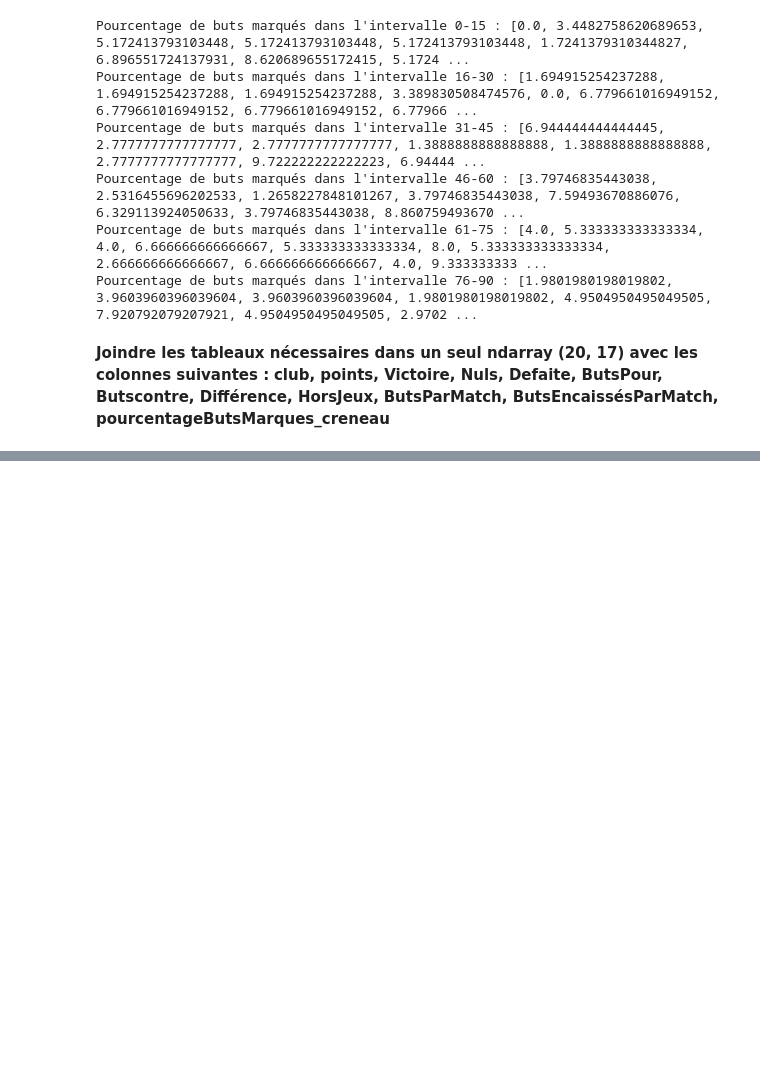
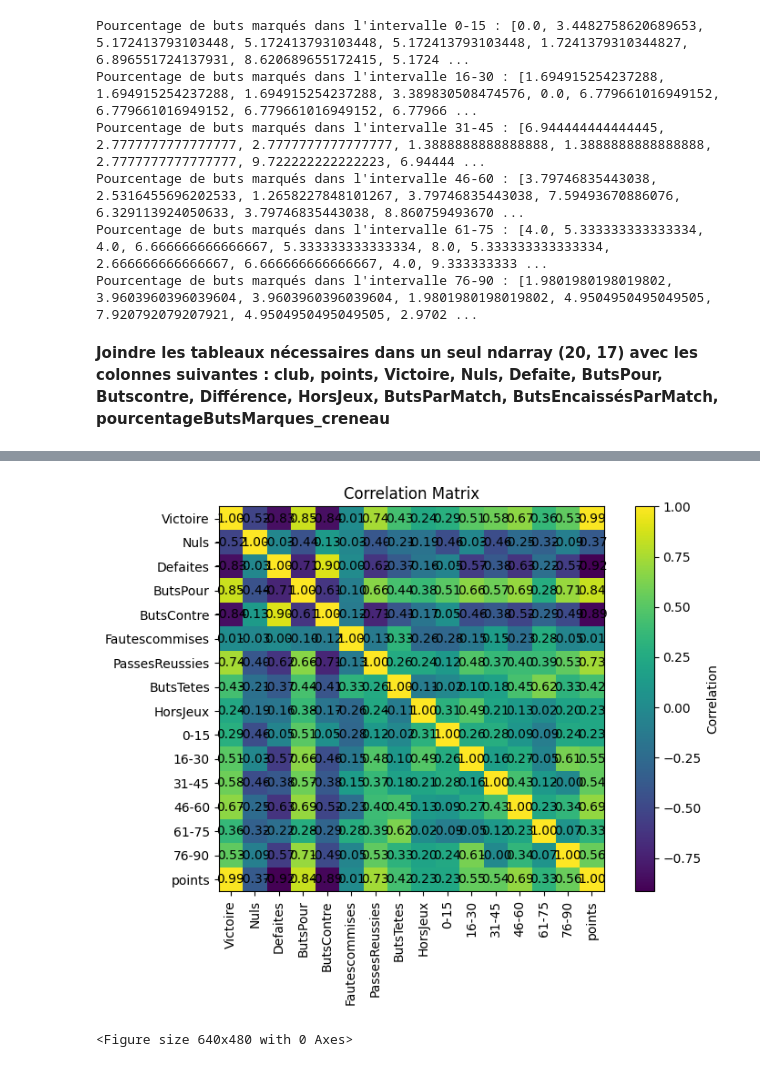
Before and after one commit to olamineZakaria/Satistique-with-python, a Jupyter notebook: Statistique.ipynb, the cells around one changed output, grey strips where cells are left out. Drawn from its saved outputs; the diff is of its cells as text; code cells hidden in the pictures; blank space fills up the shorter version.

```diff
--- a/Statistique.ipynb
+++ b/Statistique.ipynb
@@ -404,3 +404,13 @@ Pourcentage de buts marqués dans l'intervalle 76-90 : [1.9801980198019802, 3.96
 **Joindre les tableaux nécessaires dans un seul ndarray (20, 17) avec les colonnes suivantes :**
 **club, points, Victoire, Nuls, Defaite, ButsPour, Butscontre, Différence, HorsJeux,**
 **ButsParMatch, ButsEncaissésParMatch, pourcentageButsMarques_creneau**
+# %%
+# projet R
+
+data = pd.read_csv("STATISTIQUES_EQUIPE_LIGUE1.csv",delimiter=';')
+data = data.drop('equipe',axis=1)
+data['points'] = points
+
+correlation_matrix = data.corr()
+
+print(correlation_matrix)
@@ -406,0 +435,19 @@ Pourcentage de buts marqués dans l'intervalle 76-90 : [1.9801980198019802, 3.96
+# %%
+# Plot the correlation matrix as an image
+plt.figure(figsize=(8, 6))
+plt.imshow(correlation_matrix, cmap='viridis', interpolation='nearest')
+plt.colorbar(label='Correlation')
+plt.title('Correlation Matrix')
+plt.xticks(range(len(correlation_matrix)), correlation_matrix.columns, rotation=90)
+plt.yticks(range(len(correlation_matrix)), correlation_matrix.columns)
+for i in range(len(correlation_matrix)):
+    for j in range(len(correlation_matrix)):
+        plt.text(j, i, '{:.2f}'.format(correlation_matrix.iloc[i, j]), horizontalalignment='center', verticalalignment='center')
+
+plt.tight_layout()
+plt.show()
+plt.tight_layout()
+plt.show()
+# %% [output]
+[figure, added]
+<Figure size 640x480 with 0 Axes>
```
Also changed, not shown: parts of 9 cells of this notebook, 1 other file.
